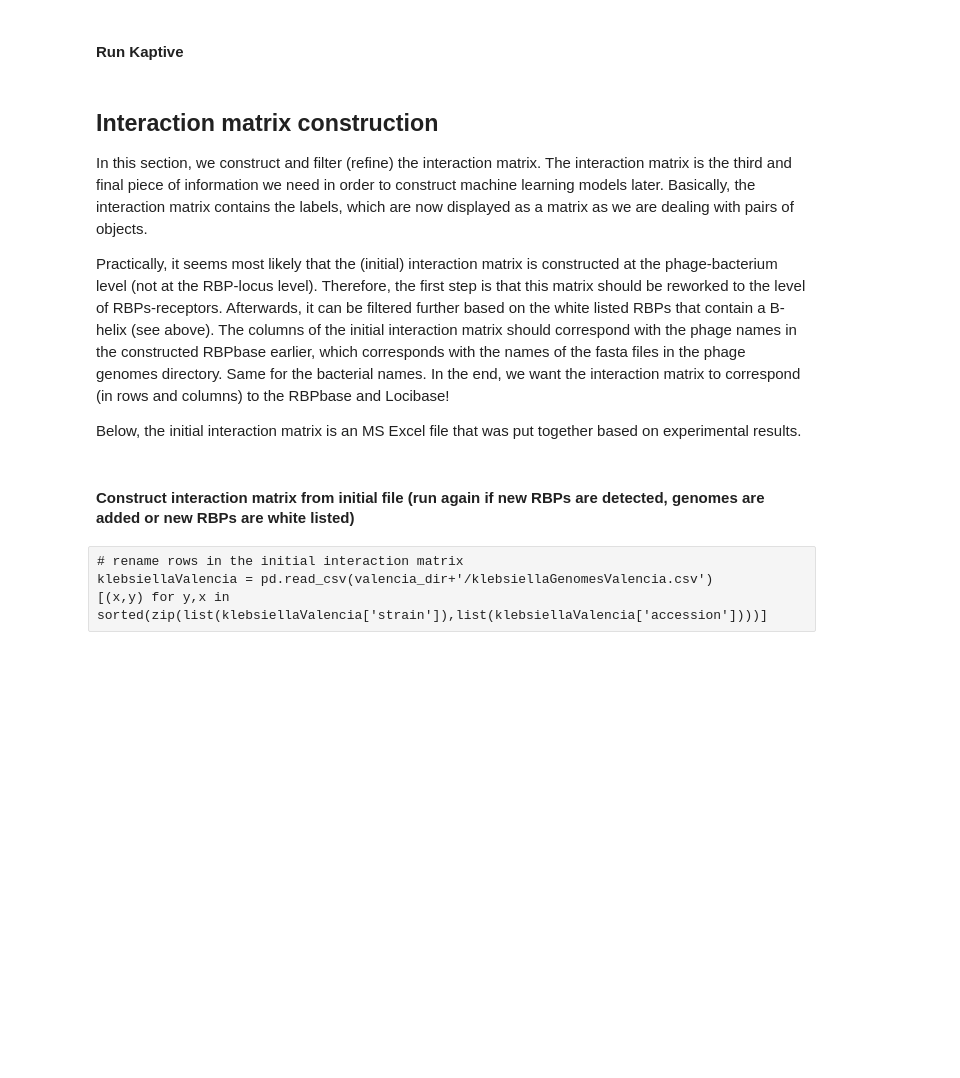
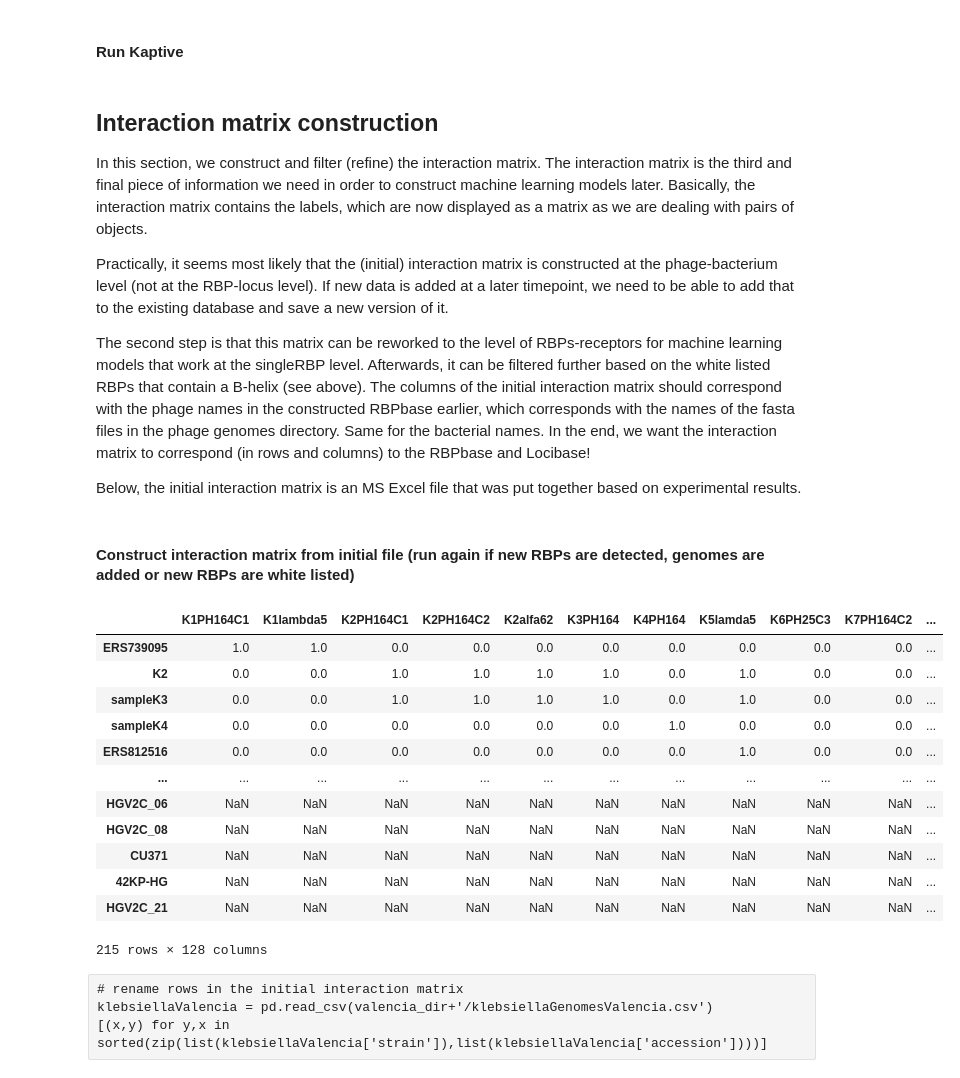
Before and after one commit to dimiboeckaerts/PhageHostLearn, a Jupyter notebook: processing/phagehostlearn_processing_nb.ipynb, the cells around one changed output. Saved outputs shown, nothing was run; the diff lists cells and outputs as text; code cells hidden in the pictures; blank space fills up the shorter version.

```diff
--- a/processing/phagehostlearn_processing_nb.ipynb
+++ b/processing/phagehostlearn_processing_nb.ipynb
@@ -273,7 +278,9 @@ loci_dictionary = json.load(dict_file)
 
 In this section, we construct and filter (refine) the interaction matrix. The interaction matrix is the third and final piece of information we need in order to construct machine learning models later. Basically, the interaction matrix contains the labels, which are now displayed as a matrix as we are dealing with pairs of objects.
 
-Practically, it seems most likely that the (initial) interaction matrix is constructed at the phage-bacterium level (not at the RBP-locus level). Therefore, the first step is that this matrix should be reworked to the level of RBPs-receptors. Afterwards, it can be filtered further based on the white listed RBPs that contain a B-helix (see above). The columns of the initial interaction matrix should correspond with the phage names in the constructed RBPbase earlier, which corresponds with the names of the fasta files in the phage genomes directory. Same for the bacterial names. In the end, we want the interaction matrix to correspond (in rows and columns) to the RBPbase and Locibase!
+Practically, it seems most likely that the (initial) interaction matrix is constructed at the phage-bacterium level (not at the RBP-locus level). If new data is added at a later timepoint, we need to be able to add that to the existing database and save a new version of it.
+
+The second step is that this matrix can be reworked to the level of RBPs-receptors for machine learning models that work at the singleRBP level. Afterwards, it can be filtered further based on the white listed RBPs that contain a B-helix (see above). The columns of the initial interaction matrix should correspond with the phage names in the constructed RBPbase earlier, which corresponds with the names of the fasta files in the phage genomes directory. Same for the bacterial names. In the end, we want the interaction matrix to correspond (in rows and columns) to the RBPbase and Locibase!
 
 Below, the initial interaction matrix is an MS Excel file that was put together based on experimental results.
 # %% [markdown]
@@ -281,3 +346,20 @@ Below, the initial interaction matrix is an MS Excel file that was put together
+# %%
+new_database = pd.read_csv('/Users/Dimi/Desktop/new_interactions.csv', index_col=0)
+new_database
+# %% [output]
+|  | K1PH164C1 | K1lambda5 | K2PH164C1 | K2PH164C2 | K2alfa62 | K3PH164 | K4PH164 | K5lamda5 | K6PH25C3 | K7PH164C2 | ... |
+| ERS739095 | 1.0 | 1.0 | 0.0 | 0.0 | 0.0 | 0.0 | 0.0 | 0.0 | 0.0 | 0.0 | ... |
+| K2 | 0.0 | 0.0 | 1.0 | 1.0 | 1.0 | 1.0 | 0.0 | 1.0 | 0.0 | 0.0 | ... |
+| sampleK3 | 0.0 | 0.0 | 1.0 | 1.0 | 1.0 | 1.0 | 0.0 | 1.0 | 0.0 | 0.0 | ... |
+| sampleK4 | 0.0 | 0.0 | 0.0 | 0.0 | 0.0 | 0.0 | 1.0 | 0.0 | 0.0 | 0.0 | ... |
+| ERS812516 | 0.0 | 0.0 | 0.0 | 0.0 | 0.0 | 0.0 | 0.0 | 1.0 | 0.0 | 0.0 | ... |
+| ... | ... | ... | ... | ... | ... | ... | ... | ... | ... | ... | ... |
+| HGV2C_06 | NaN | NaN | NaN | NaN | NaN | NaN | NaN | NaN | NaN | NaN | ... |
+| HGV2C_08 | NaN | NaN | NaN | NaN | NaN | NaN | NaN | NaN | NaN | NaN | ... |
+| CU371 | NaN | NaN | NaN | NaN | NaN | NaN | NaN | NaN | NaN | NaN | ... |
+| 42KP-HG | NaN | NaN | NaN | NaN | NaN | NaN | NaN | NaN | NaN | NaN | ... |
+| HGV2C_21 | NaN | NaN | NaN | NaN | NaN | NaN | NaN | NaN | NaN | NaN | ... |
+215 rows × 128 columns
 # %% [raw]
 # rename rows in the initial interaction matrix
 klebsiellaValencia = pd.read_csv(valencia_dir+'/klebsiellaGenomesValencia.csv')
```
Also changed, not shown: parts of 28 cells of this notebook, 4 other files.
